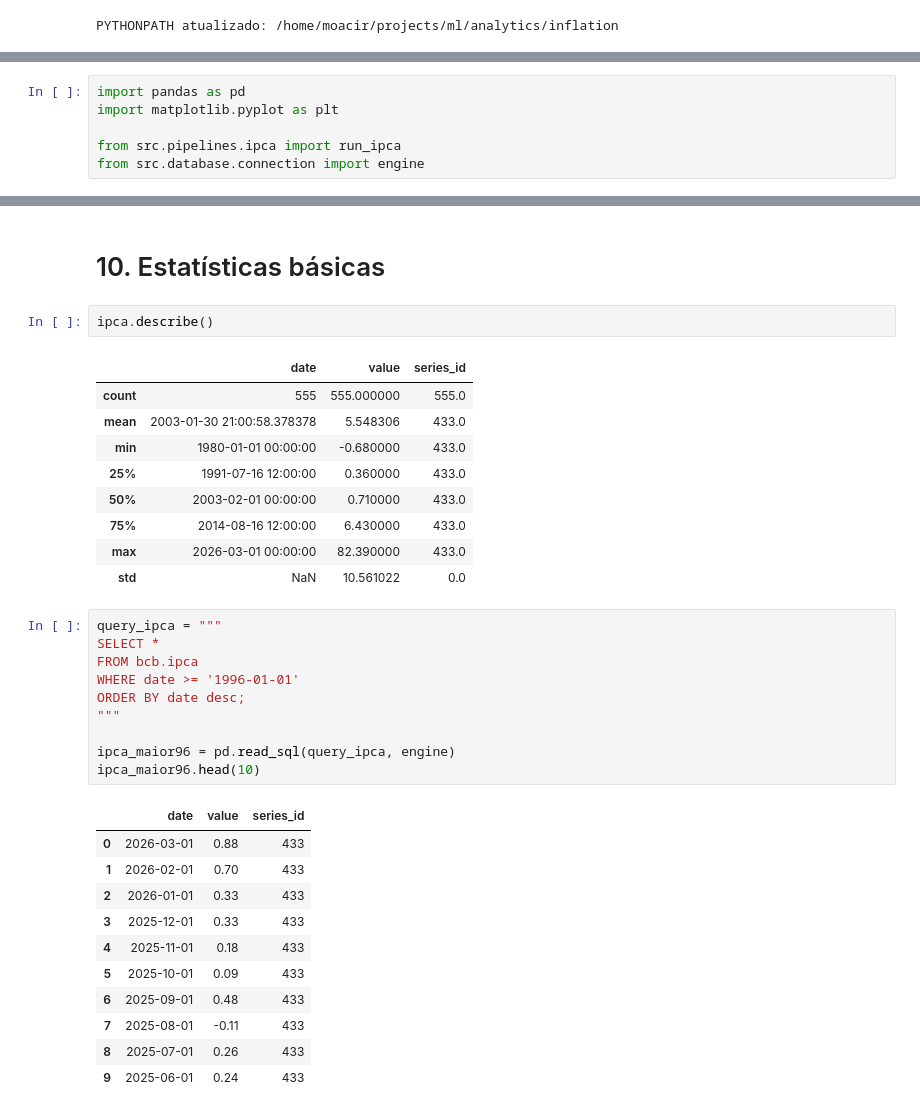
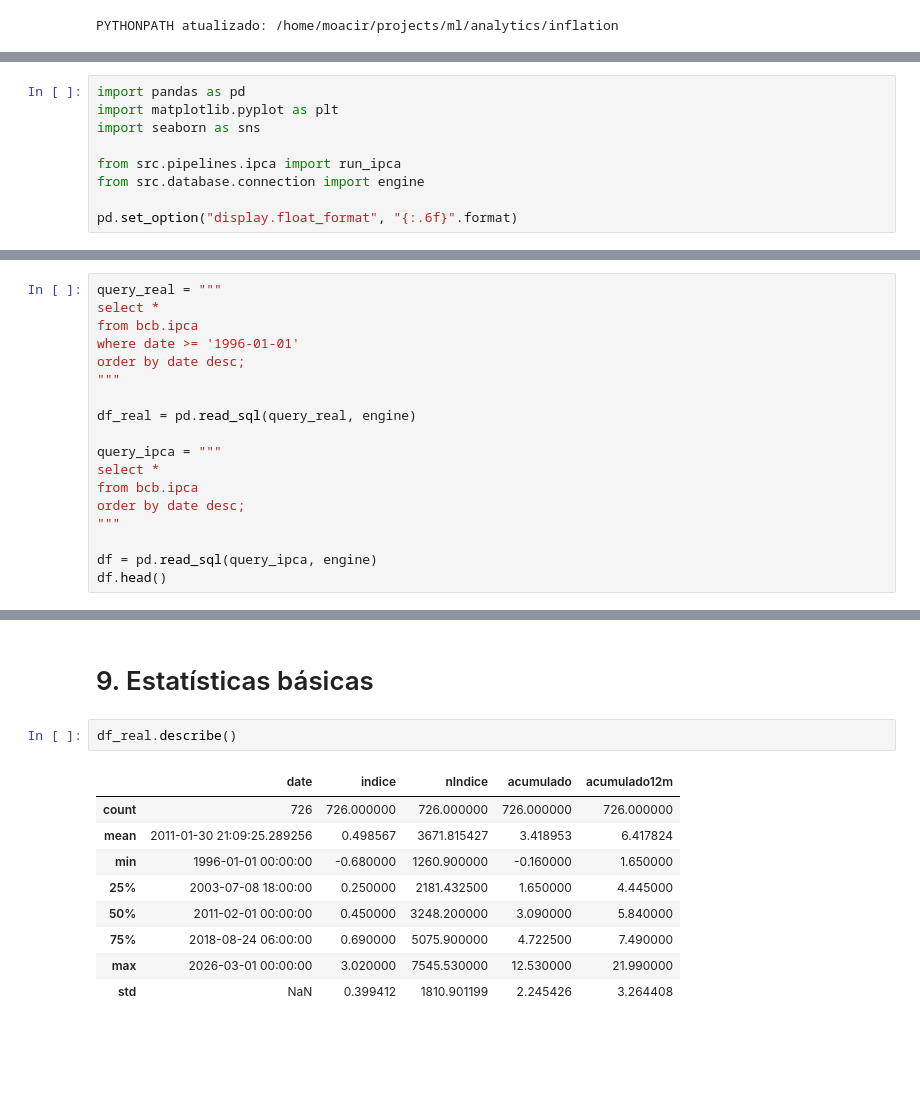
Before and after one commit to IncomeView/inflation_bcb, a Jupyter notebook: notebooks/02_ipca.ipynb, the cells around one changed output, grey strips where cells are left out. Cells and saved outputs as stored; diff of their text form; blank space fills up the shorter version.

```diff
--- a/notebooks/02_ipca.ipynb
+++ b/notebooks/02_ipca.ipynb
@@ -80,7 +46,10 @@ PYTHONPATH atualizado: /home/moacir/projects/ml/analytics/inflation
 # %%
 import pandas as pd
 import matplotlib.pyplot as plt
+import seaborn as sns
 
 from src.pipelines.ipca import run_ipca
 from src.database.connection import engine
+
+pd.set_option("display.float_format", "{:.6f}".format)
 # %% [markdown]
@@ -143,0 +93,18 @@ LIMIT 12;
+# %%
+query_real = """
+select *
+from bcb.ipca
+where date >= '1996-01-01'
+order by date desc;
+"""
+
+df_real = pd.read_sql(query_real, engine)
+
+query_ipca = """
+select *
+from bcb.ipca
+order by date desc;
+"""
+
+df = pd.read_sql(query_ipca, engine)
+df.head()
@@ -144,36 +136,14 @@ LIMIT 12;
 # %% [markdown]
-# 10. Estatísticas básicas
+# 9. Estatísticas básicas
 # %%
-ipca.describe()
+df_real.describe()
 # %% [output]
-|  | date | value | series_id |
-| count | 555 | 555.000000 | 555.0 |
-| mean | 2003-01-30 21:00:58.378378 | 5.548306 | 433.0 |
-| min | 1980-01-01 00:00:00 | -0.680000 | 433.0 |
-| 25% | 1991-07-16 12:00:00 | 0.360000 | 433.0 |
-| 50% | 2003-02-01 00:00:00 | 0.710000 | 433.0 |
-| 75% | 2014-08-16 12:00:00 | 6.430000 | 433.0 |
-| max | 2026-03-01 00:00:00 | 82.390000 | 433.0 |
-| std | NaN | 10.561022 | 0.0 |
+|  | date | indice | nIndice | acumulado | acumulado12m |
+| count | 726 | 726.000000 | 726.000000 | 726.000000 | 726.000000 |
+| mean | 2011-01-30 21:09:25.289256 | 0.498567 | 3671.815427 | 3.418953 | 6.417824 |
+| min | 1996-01-01 00:00:00 | -0.680000 | 1260.900000 | -0.160000 | 1.650000 |
+| 25% | 2003-07-08 18:00:00 | 0.250000 | 2181.432500 | 1.650000 | 4.445000 |
+| 50% | 2011-02-01 00:00:00 | 0.450000 | 3248.200000 | 3.090000 | 5.840000 |
+| 75% | 2018-08-24 06:00:00 | 0.690000 | 5075.900000 | 4.722500 | 7.490000 |
+| max | 2026-03-01 00:00:00 | 3.020000 | 7545.530000 | 12.530000 | 21.990000 |
+| std | NaN | 0.399412 | 1810.901199 | 2.245426 | 3.264408 |
-# %%
-query_ipca = """
-SELECT *
-FROM bcb.ipca
-WHERE date >= '1996-01-01'
-ORDER BY date desc;
-"""
-
-ipca_maior96 = pd.read_sql(query_ipca, engine)
-ipca_maior96.head(10)
-# %% [output]
-|  | date | value | series_id |
-| 0 | 2026-03-01 | 0.88 | 433 |
-| 1 | 2026-02-01 | 0.70 | 433 |
-| 2 | 2026-01-01 | 0.33 | 433 |
-| 3 | 2025-12-01 | 0.33 | 433 |
-| 4 | 2025-11-01 | 0.18 | 433 |
-| 5 | 2025-10-01 | 0.09 | 433 |
-| 6 | 2025-09-01 | 0.48 | 433 |
-| 7 | 2025-08-01 | -0.11 | 433 |
-| 8 | 2025-07-01 | 0.26 | 433 |
-| 9 | 2025-06-01 | 0.24 | 433 |
```
Also changed, not shown: parts of 35 cells of this notebook, 9 other files.
